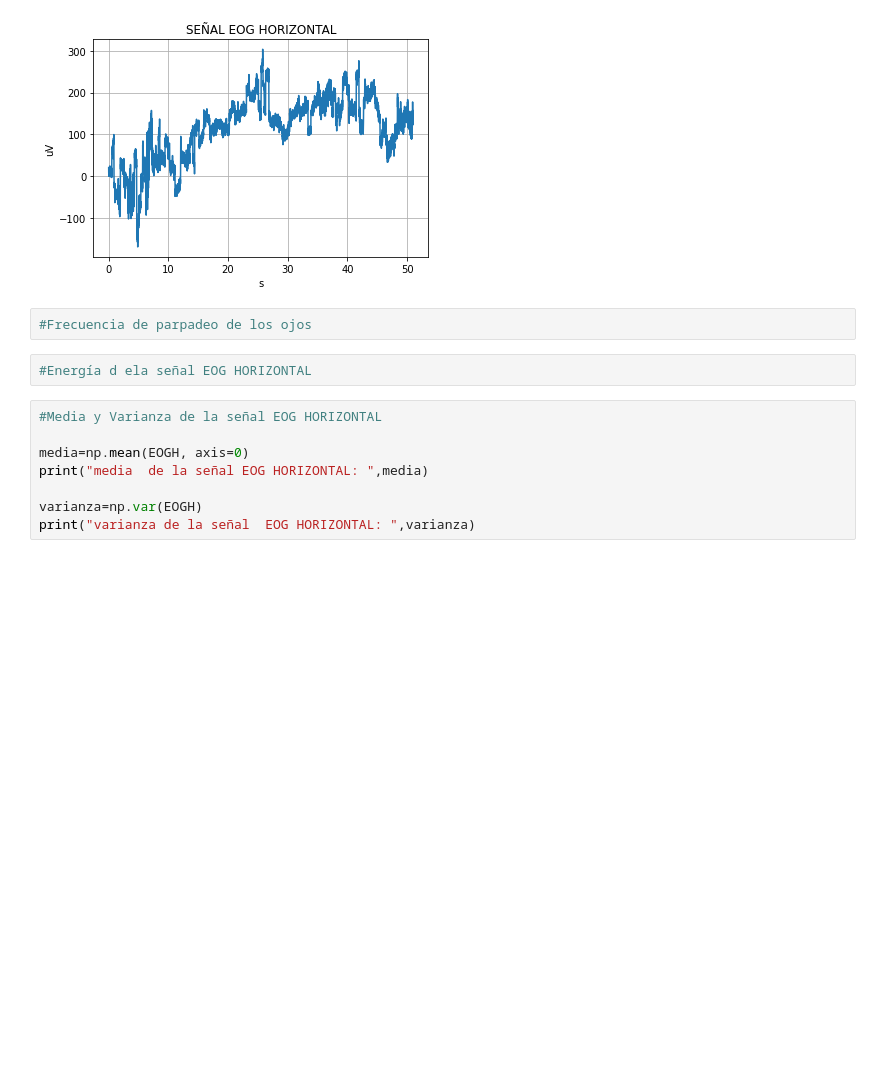
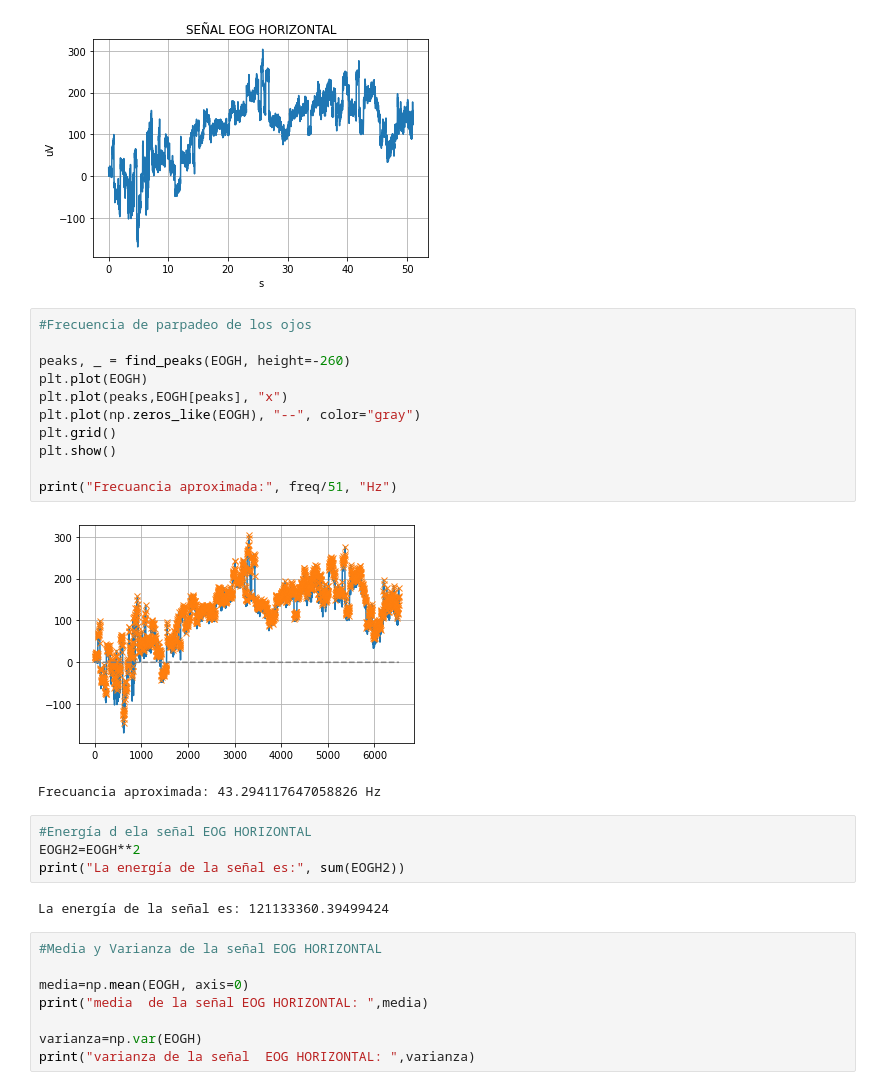
Before and after one commit to ManueloRZ2/MiniProyecto, a Jupyter notebook: Miniproyecto1(com1).ipynb, the cells around one changed output. Cells and saved outputs as stored; diff of their text form; blank space fills up the shorter version.

```diff
--- a/Miniproyecto1(com1).ipynb
+++ b/Miniproyecto1(com1).ipynb
@@ -246,10 +297,26 @@ plt.show()
 # %% [output]
 (6528,)
 [figure]
-# %%
-#Frecuencia de parpadeo de los ojos
+# %%
+#Frecuencia de parpadeo de los ojos
+
+peaks, _ = find_peaks(EOGH, height=-260)
+plt.plot(EOGH)
+plt.plot(peaks,EOGH[peaks], "x")
+plt.plot(np.zeros_like(EOGH), "--", color="gray")
+plt.grid()
+plt.show()
+
+print("Frecuancia aproximada:", freq/51, "Hz")
+# %% [output]
+[figure, added]
+Frecuancia aproximada: 43.294117647058826 Hz
 # %%
 #Energía d ela señal EOG HORIZONTAL
+EOGH2=EOGH**2
+print("La energía de la señal es:", sum(EOGH2))
+# %% [output]
+La energía de la señal es: 121133360.39499424
 # %%
 #Media y Varianza de la señal EOG HORIZONTAL
 
```
Also changed, not shown: parts of 10 cells of this notebook.
